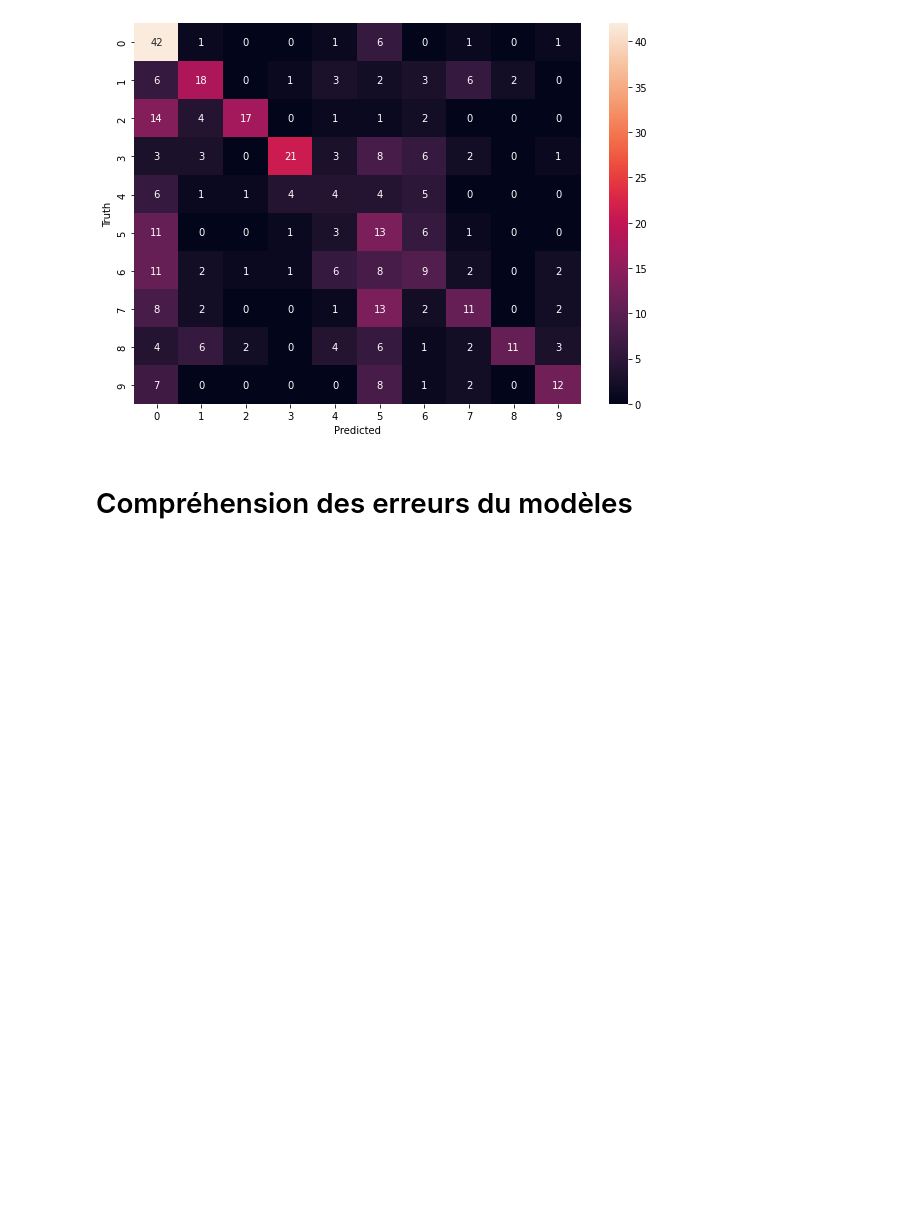
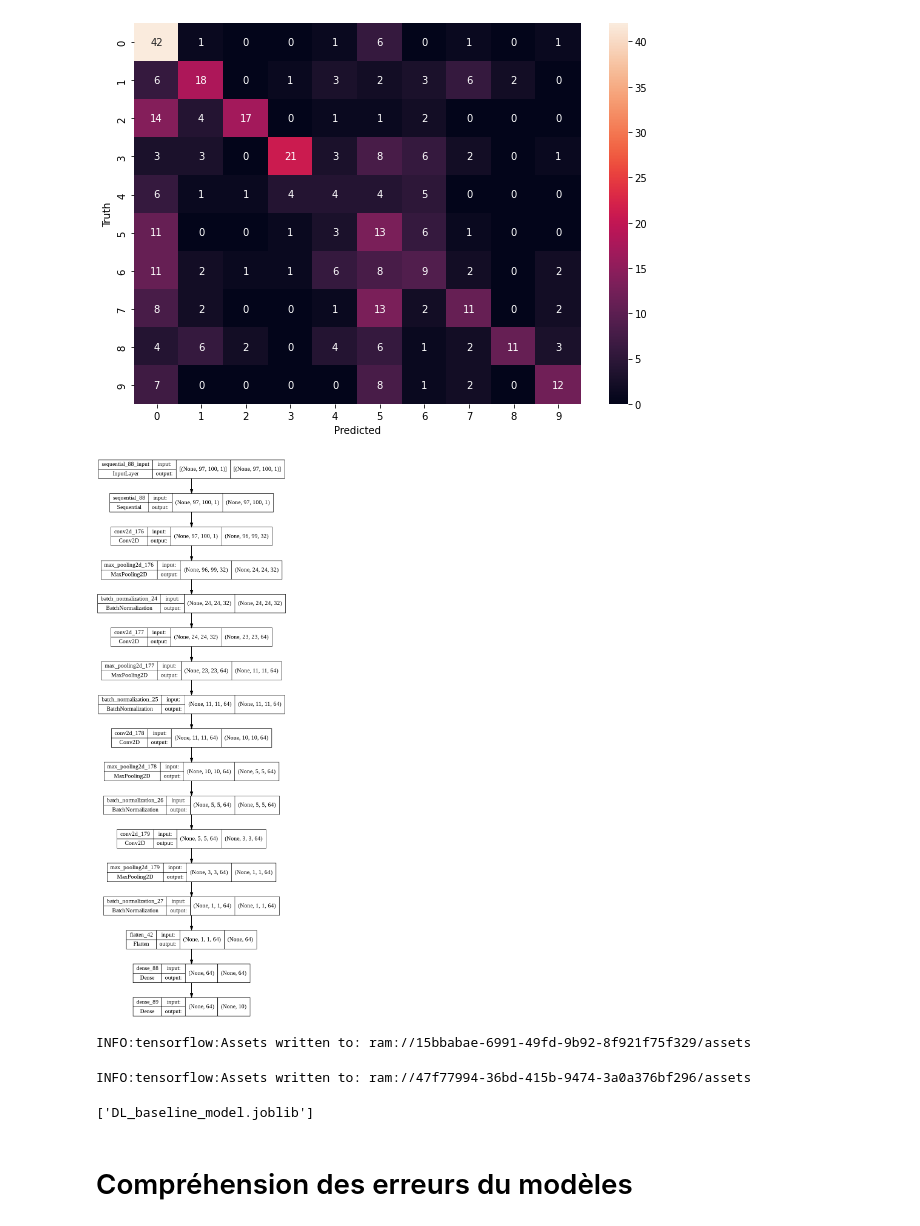
Before and after one commit to AurelienCD/Formation_OCR_Ing_Machine_Learning, a Jupyter notebook: P6_01_notebook.ipynb, the cells around one changed output. Cells and saved outputs as stored; diff of their text form; code cells hidden in the pictures; blank space fills up the shorter version.

```diff
--- a/P6_01_notebook.ipynb
+++ b/P6_01_notebook.ipynb
@@ -1746,7 +1715,7 @@ data_augmentation = keras.Sequential(
   ]
 )
 
-cnn_with_flatten = models.Sequential([
+cnn_final = models.Sequential([
 
     data_augmentation,
 
@@ -1771,10 +1740,10 @@ cnn_with_flatten = models.Sequential([
     layers.Dense(10, activation='softmax') #nombre de label
 ])
 
-cnn_with_flatten.compile(optimizer='Adam',
+cnn_final.compile(optimizer='Adam',
               loss='sparse_categorical_crossentropy',
               metrics=['accuracy'])
 
-history_with_flatten = cnn_with_flatten.fit(X_train, y_train, epochs=60, validation_data=(X_test, y_test))
+history_cnn_final = cnn_final.fit(X_train, y_train, epochs=60, validation_data=(X_test, y_test))
 
-cnn_with_flatten.summary()
+cnn_final.summary()
@@ -1831,4 +1818,16 @@ Classification Report:
 weighted avg       0.50      0.41      0.41       389
 [figure]
 # %%
-keras.utils.plot_model(model, show_shapes=True)
+keras.utils.plot_model(cnn_with_flatten, show_shapes=True)
+# %% [output]
+[figure, added]
+# %%
+with open("history_cnn_final.joblib","wb") as f:
+    dump(history_cnn_final, f)
+# %% [output]
+INFO:tensorflow:Assets written to: ram://15bbabae-6991-49fd-9b92-8f921f75f329/assets
+# %%
+dump(cnn_with_flatten, "DL_baseline_model.joblib")
+# %% [output]
+INFO:tensorflow:Assets written to: ram://47f77994-36bd-415b-9474-3a0a376bf296/assets
+['DL_baseline_model.joblib']
```
Also changed, not shown: parts of 103 cells of this notebook.
